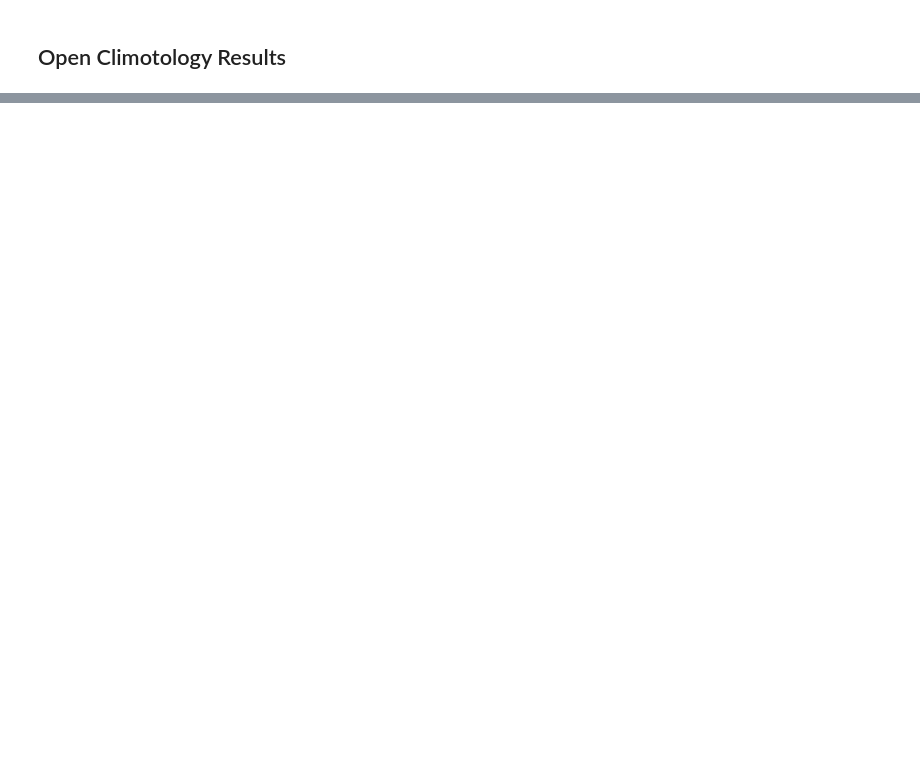
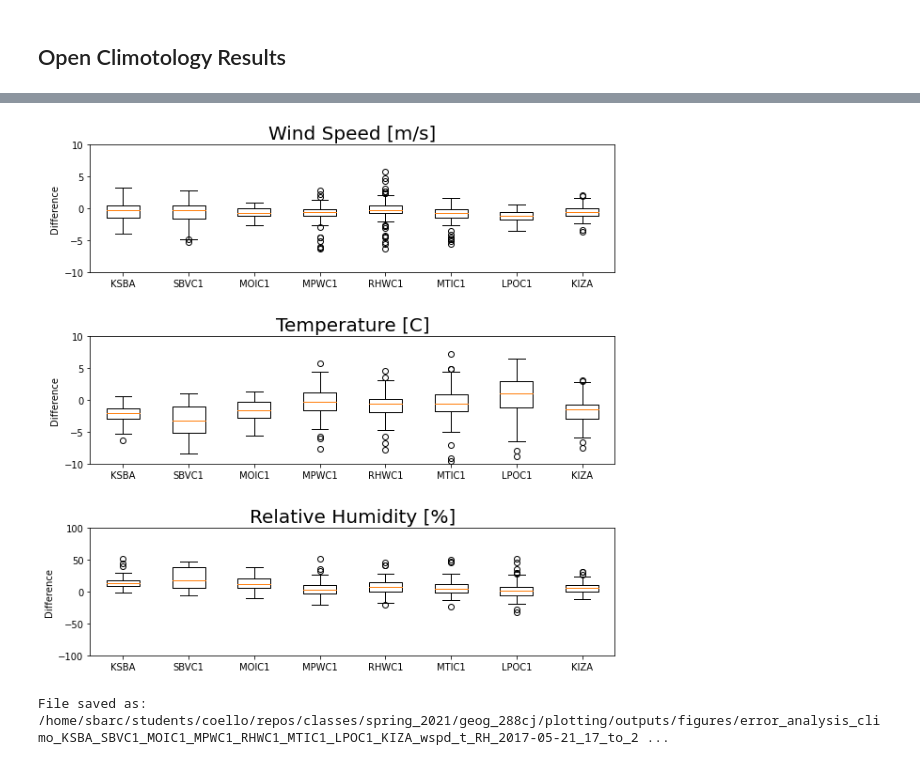
Before and after one commit to mmcoello/spring_2021, a Jupyter notebook: geog_288cj/plotting/analysis/station_data_v_wrf.ipynb, the cells around one changed output, grey strips where cells are left out. Saved outputs shown, nothing was run; the diff lists cells and outputs as text; code cells hidden in the pictures; blank space fills up the shorter version.

```diff
--- a/geog_288cj/plotting/analysis/station_data_v_wrf.ipynb
+++ b/geog_288cj/plotting/analysis/station_data_v_wrf.ipynb
@@ -377,7 +402,7 @@ plot_station_winds([da, dwrf], ['Observed', 'Modeled'], ['rebeccapurple', 'light
 File saved as: /home/sbarc/students/coello/repos/classes/spring_2021/geog_288cj/plotting/outputs/figures/KSBA_KIZA_slp_2017-05-21_17_to_2017-05-25_05.png
 # %%
 def station_errors(data1, data2, date_time, stations, var, var_labs, var_lims, \
-                     fig_size, outdir):
+                     fig_size, test_name, outdir):
 
     var_names = ''
     stat_names = ''
@@ -418,7 +443,7 @@ def station_errors(data1, data2, date_time, stations, var, var_labs, var_lims, \
 
 
     # Save and display figure
-    plot_name = 'error_analysis_' + stat_names[1:] + var_names + '_' + str(date_time.values[0])[:-16].replace('T', '_') + \
+    plot_name = 'error_analysis_' + test_name + '_' + stat_names[1:] + var_names + '_' + str(date_time.values[0])[:-16].replace('T', '_') + \
                 '_to_' + str(date_time.values[-1])[:-16].replace('T', '_') + '.png'
     plt.savefig(outdir+plot_name,  bbox_inches='tight', dpi = 120)
     plt.show()
@@ -432,6 +457,6 @@ line_labs = [('-', None), ('-', None), ('-', None)]
 
 
 station_errors(da, dwrf, da.time, stations,  station_vars, var_labels, var_lims, \
-                 (10, 10), fig_outdir)
+                 (10, 10), 'case_study', fig_outdir)
 # %% [output]
 [figure]
@@ -438,0 +464,6 @@ File saved as: /home/sbarc/students/coello/repos/classes/spring_2021/geog_288cj/
+# %%
+station_errors(da, dclimo, da.time, stations,  station_vars, var_labels, var_lims, \
+                 (10, 10), 'climo', fig_outdir)
+# %% [output]
+[figure, added]
+File saved as: /home/sbarc/students/coello/repos/classes/spring_2021/geog_288cj/plotting/outputs/figures/error_analysis_climo_KSBA_SBVC1_MOIC1_MPWC1_RHWC1_MTIC1_LPOC1_KIZA_wspd_t_RH_2017-05-21_17_to_2 ...
```
Also changed, not shown: parts of 9 cells of this notebook, 6 other files.
